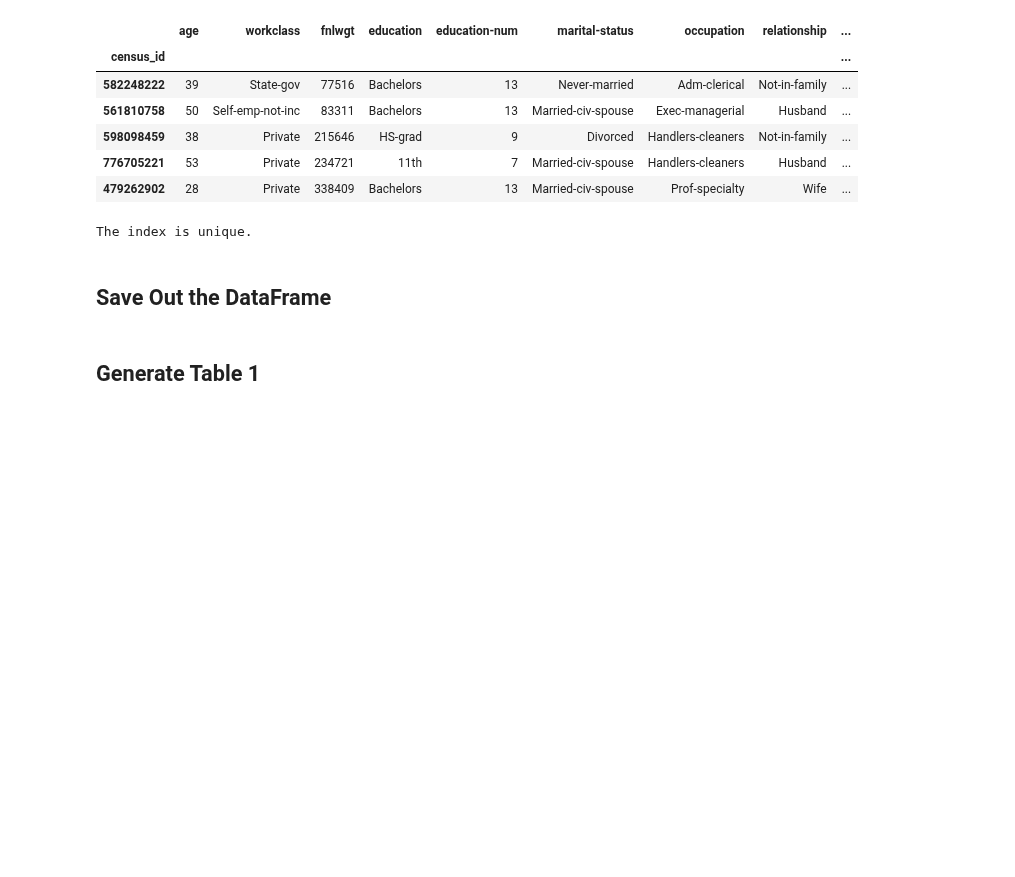
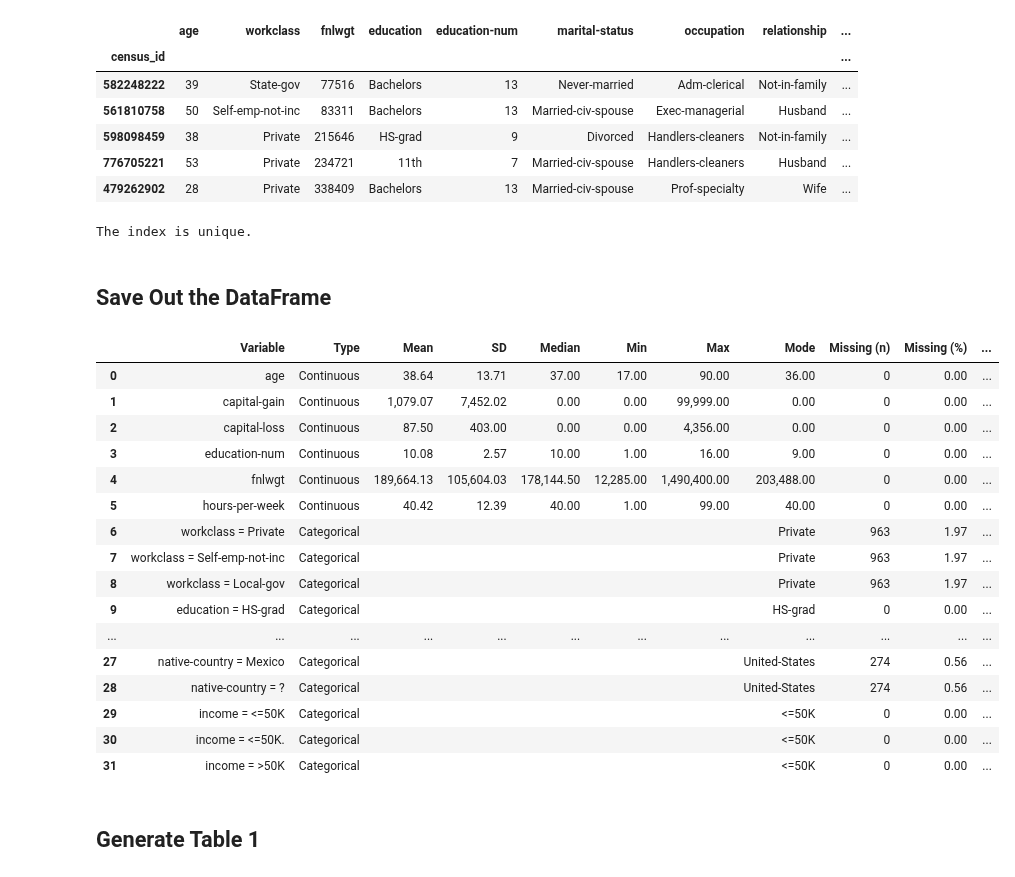
Before and after one commit to lshpaner/eda_toolkit, a Jupyter notebook: py_example_notebooks/adult_income_data_management.ipynb, the cells around one changed output. Saved outputs shown, nothing was run; the diff lists cells and outputs as text; code cells hidden in the pictures; blank space fills up the shorter version.

```diff
--- a/py_example_notebooks/adult_income_data_management.ipynb
+++ b/py_example_notebooks/adult_income_data_management.ipynb
@@ -79,6 +79,36 @@ The index is unique.
 # %%
 df.to_csv(os.path.join(data_path, "adult_income.csv"))
 df.to_parquet(os.path.join(data_path, "adult_income.parquet"))
+# %%
+from eda_toolkit import generate_table1
+
+table1 = generate_table1(
+    df=df,
+    value_counts=True,
+    max_categories=3,
+    export_markdown=True,
+    markdown_path="table1_summary.md",
+)
+
+table1
+# %% [output]
+|  | Variable | Type | Mean | SD | Median | Min | Max | Mode | Missing (n) | Missing (%) | ... |
+| 0 | age | Continuous | 38.64 | 13.71 | 37.00 | 17.00 | 90.00 | 36.00 | 0 | 0.00 | ... |
+| 1 | capital-gain | Continuous | 1,079.07 | 7,452.02 | 0.00 | 0.00 | 99,999.00 | 0.00 | 0 | 0.00 | ... |
+| 2 | capital-loss | Continuous | 87.50 | 403.00 | 0.00 | 0.00 | 4,356.00 | 0.00 | 0 | 0.00 | ... |
+| 3 | education-num | Continuous | 10.08 | 2.57 | 10.00 | 1.00 | 16.00 | 9.00 | 0 | 0.00 | ... |
+| 4 | fnlwgt | Continuous | 189,664.13 | 105,604.03 | 178,144.50 | 12,285.00 | 1,490,400.00 | 203,488.00 | 0 | 0.00 | ... |
+| 5 | hours-per-week | Continuous | 40.42 | 12.39 | 40.00 | 1.00 | 99.00 | 40.00 | 0 | 0.00 | ... |
+| 6 | workclass = Private | Categorical |  |  |  |  |  | Private | 963 | 1.97 | ... |
+| 7 | workclass = Self-emp-not-inc | Categorical |  |  |  |  |  | Private | 963 | 1.97 | ... |
+| 8 | workclass = Local-gov | Categorical |  |  |  |  |  | Private | 963 | 1.97 | ... |
+| 9 | education = HS-grad | Categorical |  |  |  |  |  | HS-grad | 0 | 0.00 | ... |
+| ... | ... | ... | ... | ... | ... | ... | ... | ... | ... | ... | ... |
+| 27 | native-country = Mexico | Categorical |  |  |  |  |  | United-States | 274 | 0.56 | ... |
+| 28 | native-country = ? | Categorical |  |  |  |  |  | United-States | 274 | 0.56 | ... |
+| 29 | income = <=50K | Categorical |  |  |  |  |  | <=50K | 0 | 0.00 | ... |
+| 30 | income = <=50K. | Categorical |  |  |  |  |  | <=50K | 0 | 0.00 | ... |
+| 31 | income = >50K | Categorical |  |  |  |  |  | <=50K | 0 | 0.00 | ... |
 # %% [markdown]
 ## Generate Table 1
 # %%
```
Also changed, not shown: parts of 9 cells of this notebook, 3 other files.
